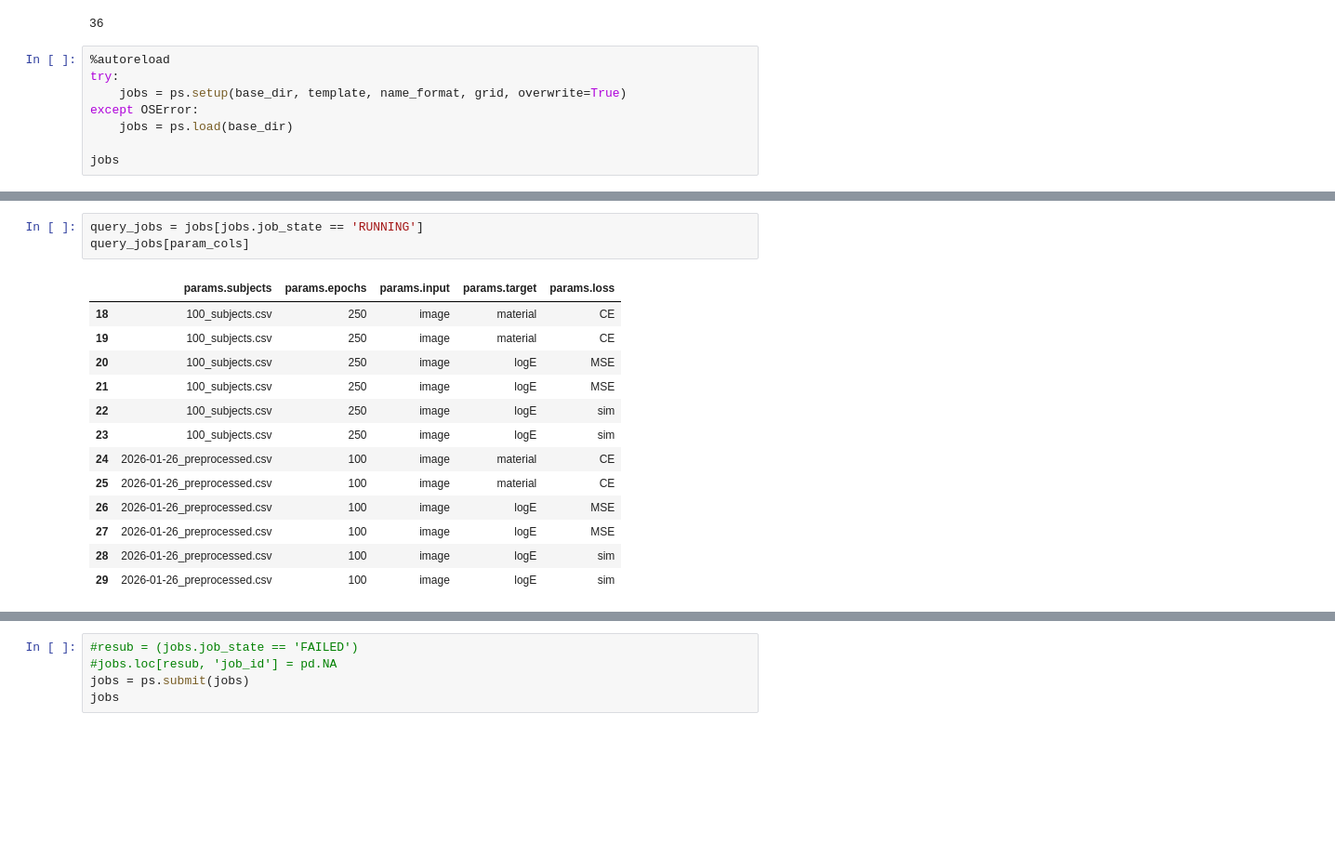
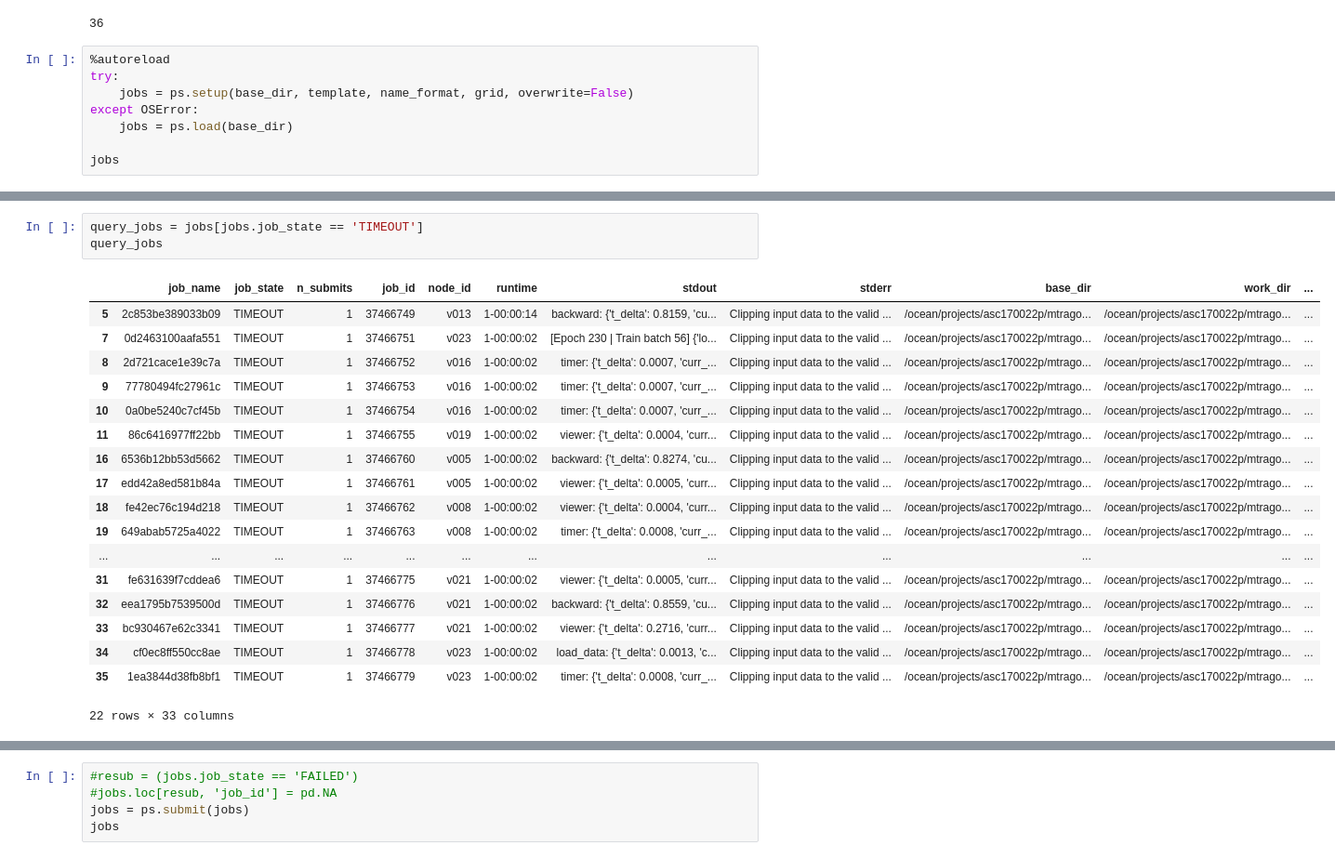
Before and after one commit to mattragoza/lung-project, a Jupyter notebook: notebooks/shapenet/32-training-experiment-new.ipynb, the cells around one changed output, grey strips where cells are left out. Shown at 93% size. Cells and saved outputs as stored; diff of their text form; blank space fills up the shorter version.

```diff
--- a/notebooks/shapenet/32-training-experiment-new.ipynb
+++ b/notebooks/shapenet/32-training-experiment-new.ipynb
@@ -312,7 +312,7 @@ len(grid)
 # %%
 %autoreload
 try:
-    jobs = ps.setup(base_dir, template, name_format, grid, overwrite=True)
+    jobs = ps.setup(base_dir, template, name_format, grid, overwrite=False)
 except OSError:
     jobs = ps.load(base_dir)
 
@@ -355,20 +353,25 @@ jobs.groupby(['job_state']).count()
 # %%
-query_jobs = jobs[jobs.job_state == 'RUNNING']
-query_jobs[param_cols]
+query_jobs = jobs[jobs.job_state == 'TIMEOUT']
+query_jobs
 # %% [output]
-|  | params.subjects | params.epochs | params.input | params.target | params.loss |
-| 18 | 100_subjects.csv | 250 | image | material | CE |
-| 19 | 100_subjects.csv | 250 | image | material | CE |
-| 20 | 100_subjects.csv | 250 | image | logE | MSE |
-| 21 | 100_subjects.csv | 250 | image | logE | MSE |
-| 22 | 100_subjects.csv | 250 | image | logE | sim |
-| 23 | 100_subjects.csv | 250 | image | logE | sim |
-| 24 | 2026-01-26_preprocessed.csv | 100 | image | material | CE |
-| 25 | 2026-01-26_preprocessed.csv | 100 | image | material | CE |
-| 26 | 2026-01-26_preprocessed.csv | 100 | image | logE | MSE |
-| 27 | 2026-01-26_preprocessed.csv | 100 | image | logE | MSE |
-| 28 | 2026-01-26_preprocessed.csv | 100 | image | logE | sim |
-| 29 | 2026-01-26_preprocessed.csv | 100 | image | logE | sim |
+|  | job_name | job_state | n_submits | job_id | node_id | runtime | stdout | stderr | base_dir | work_dir | ... |
+| 5 | 2c853be389033b09 | TIMEOUT | 1 | 37466749 | v013 | 1-00:00:14 | backward: {'t_delta': 0.8159, 'cu... | Clipping input data to the valid ... | /ocean/projects/asc170022p/mtrago... | /ocean/projects/asc170022p/mtrago... | ... |
+| 7 | 0d2463100aafa551 | TIMEOUT | 1 | 37466751 | v023 | 1-00:00:02 | [Epoch 230 | Train batch 56] {'lo... | Clipping input data to the valid ... | /ocean/projects/asc170022p/mtrago... | /ocean/projects/asc170022p/mtrago... | ... |
+| 8 | 2d721cace1e39c7a | TIMEOUT | 1 | 37466752 | v016 | 1-00:00:02 | timer: {'t_delta': 0.0007, 'curr_... | Clipping input data to the valid ... | /ocean/projects/asc170022p/mtrago... | /ocean/projects/asc170022p/mtrago... | ... |
+| 9 | 77780494fc27961c | TIMEOUT | 1 | 37466753 | v016 | 1-00:00:02 | timer: {'t_delta': 0.0007, 'curr_... | Clipping input data to the valid ... | /ocean/projects/asc170022p/mtrago... | /ocean/projects/asc170022p/mtrago... | ... |
+| 10 | 0a0be5240c7cf45b | TIMEOUT | 1 | 37466754 | v016 | 1-00:00:02 | timer: {'t_delta': 0.0007, 'curr_... | Clipping input data to the valid ... | /ocean/projects/asc170022p/mtrago... | /ocean/projects/asc170022p/mtrago... | ... |
+| 11 | 86c6416977ff22bb | TIMEOUT | 1 | 37466755 | v019 | 1-00:00:02 | viewer: {'t_delta': 0.0004, 'curr... | Clipping input data to the valid ... | /ocean/projects/asc170022p/mtrago... | /ocean/projects/asc170022p/mtrago... | ... |
+| 16 | 6536b12bb53d5662 | TIMEOUT | 1 | 37466760 | v005 | 1-00:00:02 | backward: {'t_delta': 0.8274, 'cu... | Clipping input data to the valid ... | /ocean/projects/asc170022p/mtrago... | /ocean/projects/asc170022p/mtrago... | ... |
+| 17 | edd42a8ed581b84a | TIMEOUT | 1 | 37466761 | v005 | 1-00:00:02 | viewer: {'t_delta': 0.0005, 'curr... | Clipping input data to the valid ... | /ocean/projects/asc170022p/mtrago... | /ocean/projects/asc170022p/mtrago... | ... |
+| 18 | fe42ec76c194d218 | TIMEOUT | 1 | 37466762 | v008 | 1-00:00:02 | viewer: {'t_delta': 0.0004, 'curr... | Clipping input data to the valid ... | /ocean/projects/asc170022p/mtrago... | /ocean/projects/asc170022p/mtrago... | ... |
+| 19 | 649abab5725a4022 | TIMEOUT | 1 | 37466763 | v008 | 1-00:00:02 | timer: {'t_delta': 0.0008, 'curr_... | Clipping input data to the valid ... | /ocean/projects/asc170022p/mtrago... | /ocean/projects/asc170022p/mtrago... | ... |
+| ... | ... | ... | ... | ... | ... | ... | ... | ... | ... | ... | ... |
+| 31 | fe631639f7cddea6 | TIMEOUT | 1 | 37466775 | v021 | 1-00:00:02 | viewer: {'t_delta': 0.0005, 'curr... | Clipping input data to the valid ... | /ocean/projects/asc170022p/mtrago... | /ocean/projects/asc170022p/mtrago... | ... |
+| 32 | eea1795b7539500d | TIMEOUT | 1 | 37466776 | v021 | 1-00:00:02 | backward: {'t_delta': 0.8559, 'cu... | Clipping input data to the valid ... | /ocean/projects/asc170022p/mtrago... | /ocean/projects/asc170022p/mtrago... | ... |
+| 33 | bc930467e62c3341 | TIMEOUT | 1 | 37466777 | v021 | 1-00:00:02 | viewer: {'t_delta': 0.2716, 'curr... | Clipping input data to the valid ... | /ocean/projects/asc170022p/mtrago... | /ocean/projects/asc170022p/mtrago... | ... |
+| 34 | cf0ec8ff550cc8ae | TIMEOUT | 1 | 37466778 | v023 | 1-00:00:02 | load_data: {'t_delta': 0.0013, 'c... | Clipping input data to the valid ... | /ocean/projects/asc170022p/mtrago... | /ocean/projects/asc170022p/mtrago... | ... |
+| 35 | 1ea3844d38fb8bf1 | TIMEOUT | 1 | 37466779 | v023 | 1-00:00:02 | timer: {'t_delta': 0.0008, 'curr_... | Clipping input data to the valid ... | /ocean/projects/asc170022p/mtrago... | /ocean/projects/asc170022p/mtrago... | ... |
+22 rows × 33 columns
 # %%
 job = query_jobs.iloc[0]
 job
```
Also changed, not shown: parts of 11 cells of this notebook, 7 other files.
